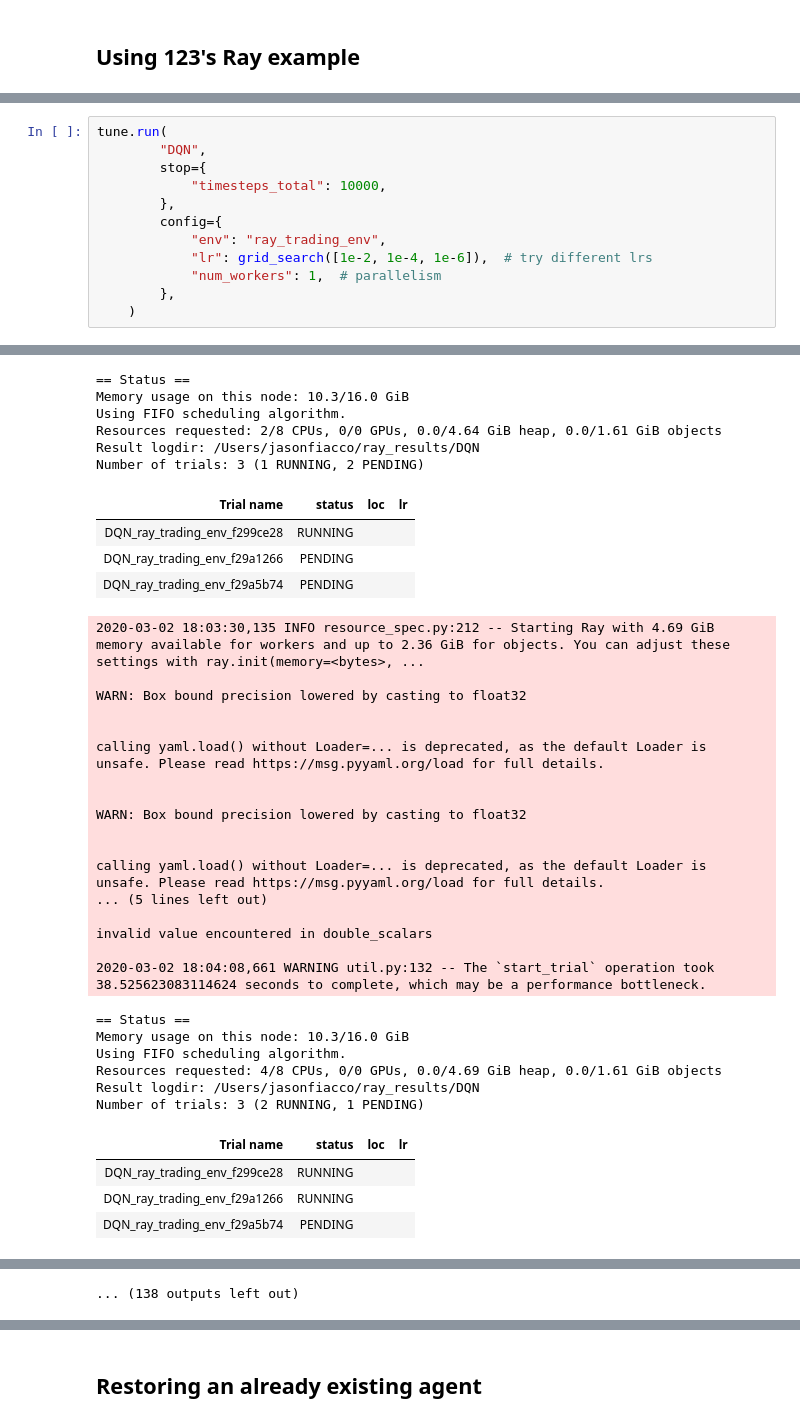
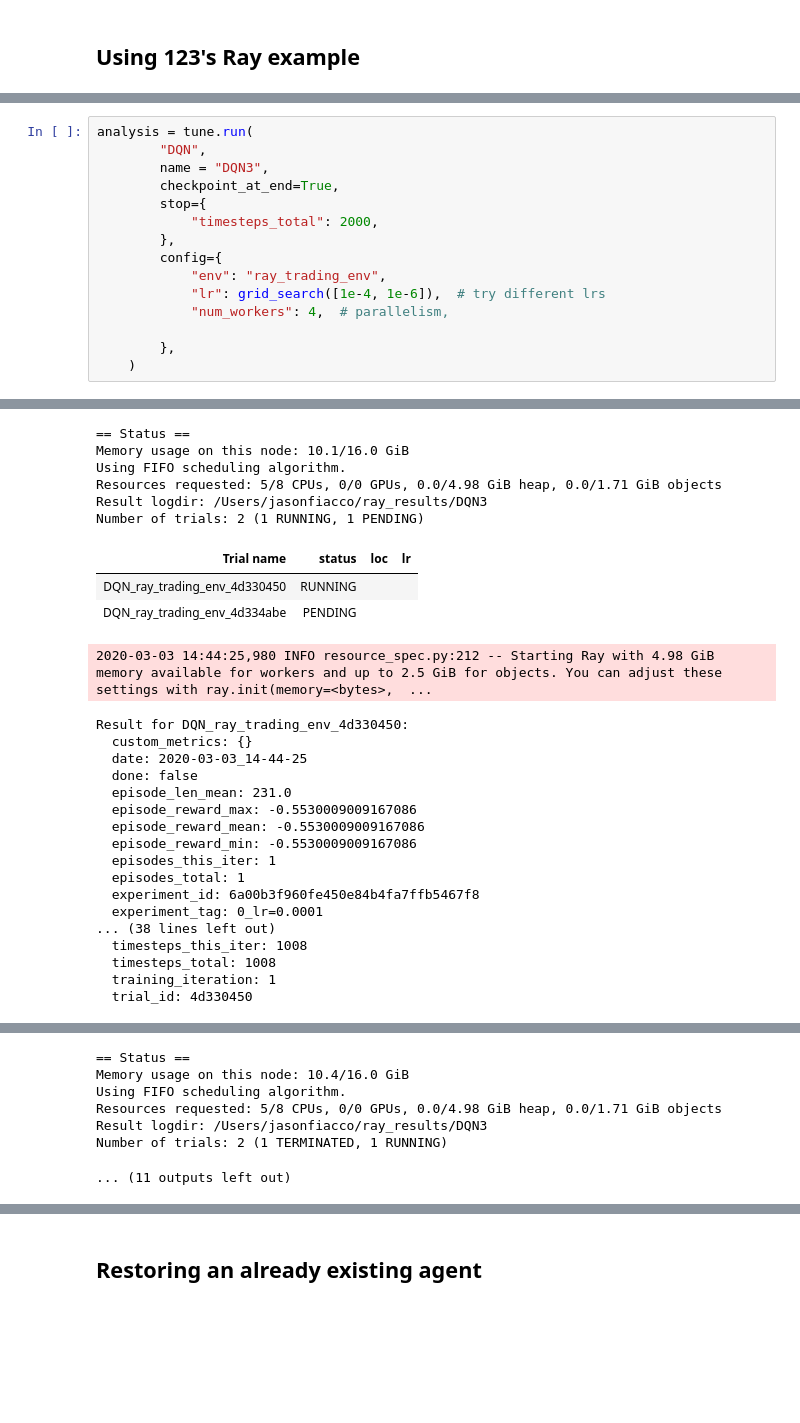
Before and after one commit to jasonfiacco/deeptrader, a Jupyter notebook: examples/predict_it_v2-Ray-attempt.ipynb, the cells around one changed output, grey strips where cells are left out. Saved outputs shown, nothing was run; the diff lists cells and outputs as text; blank space fills up the shorter version.

Commit message:
Figured out how to properly use tune and got it to show stuff in Tensorboard

```diff
--- a/examples/predict_it_v2-Ray-attempt.ipynb
+++ b/examples/predict_it_v2-Ray-attempt.ipynb
@@ -361,13 +367,16 @@ result: {'episode_reward_max': 1.5120164245597727, 'episode_reward_min': -0.9104
 # %%
-tune.run(
+analysis = tune.run(
         "DQN",
+        name = "DQN3",
+        checkpoint_at_end=True,
         stop={
-            "timesteps_total": 10000,
+            "timesteps_total": 2000,
         },
         config={
             "env": "ray_trading_env",
-            "lr": grid_search([1e-2, 1e-4, 1e-6]),  # try different lrs
-            "num_workers": 1,  # parallelism
+            "lr": grid_search([1e-4, 1e-6]),  # try different lrs
+            "num_workers": 4,  # parallelism,
+
         },
     )
 # %% [output]
@@ -394,37 +400,27 @@ invalid value encountered in double_scalars
 == Status ==
-Memory usage on this node: 10.3/16.0 GiB
+Memory usage on this node: 10.1/16.0 GiB
 Using FIFO scheduling algorithm.
-Resources requested: 2/8 CPUs, 0/0 GPUs, 0.0/4.64 GiB heap, 0.0/1.61 GiB objects
-Result logdir: /Users/jasonfiacco/ray_results/DQN
-Number of trials: 3 (1 RUNNING, 2 PENDING)
+Resources requested: 5/8 CPUs, 0/0 GPUs, 0.0/4.98 GiB heap, 0.0/1.71 GiB objects
+Result logdir: /Users/jasonfiacco/ray_results/DQN3
+Number of trials: 2 (1 RUNNING, 1 PENDING)
 | Trial name | status | loc | lr |
-| DQN_ray_trading_env_f299ce28 | RUNNING |  |  |
-| DQN_ray_trading_env_f29a1266 | PENDING |  |  |
-| DQN_ray_trading_env_f29a5b74 | PENDING |  |  |
+| DQN_ray_trading_env_4d330450 | RUNNING |  |  |
+| DQN_ray_trading_env_4d334abe | PENDING |  |  |
-2020-03-02 18:03:30,135 INFO resource_spec.py:212 -- Starting Ray with 4.69 GiB memory available for workers and up to 2.36 GiB for objects. You can adjust these settings with ray.init(memory=<bytes>, ...
-
-WARN: Box bound precision lowered by casting to float32
-
-
-calling yaml.load() without Loader=... is deprecated, as the default Loader is unsafe. Please read https://msg.pyyaml.org/load for full details.
-
-
-WARN: Box bound precision lowered by casting to float32
-
-
-calling yaml.load() without Loader=... is deprecated, as the default Loader is unsafe. Please read https://msg.pyyaml.org/load for full details.
-... (5 lines left out)
-
-invalid value encountered in double_scalars
-
-2020-03-02 18:04:08,661 WARNING util.py:132 -- The `start_trial` operation took 38.525623083114624 seconds to complete, which may be a performance bottleneck.
+2020-03-03 14:44:25,980 INFO resource_spec.py:212 -- Starting Ray with 4.98 GiB memory available for workers and up to 2.5 GiB for objects. You can adjust these settings with ray.init(memory=<bytes>,  ...
-== Status ==
-Memory usage on this node: 10.3/16.0 GiB
-Using FIFO scheduling algorithm.
-Resources requested: 4/8 CPUs, 0/0 GPUs, 0.0/4.69 GiB heap, 0.0/1.61 GiB objects
-Result logdir: /Users/jasonfiacco/ray_results/DQN
-Number of trials: 3 (2 RUNNING, 1 PENDING)
+Result for DQN_ray_trading_env_4d330450:
+  custom_metrics: {}
+  date: 2020-03-03_14-44-25
+  done: false
+  episode_len_mean: 231.0
+  episode_reward_max: -0.5530009009167086
+  episode_reward_mean: -0.5530009009167086
+  episode_reward_min: -0.5530009009167086
+  episodes_this_iter: 1
+  episodes_total: 1
+  experiment_id: 6a00b3f960fe450e84b4fa7ffb5467f8
+  experiment_tag: 0_lr=0.0001
+... (38 lines left out)
+  timesteps_this_iter: 1008
+  timesteps_total: 1008
+  training_iteration: 1
+  trial_id: 4d330450
-| Trial name | status | loc | lr |
-| DQN_ray_trading_env_f299ce28 | RUNNING |  |  |
-| DQN_ray_trading_env_f29a1266 | RUNNING |  |  |
-| DQN_ray_trading_env_f29a5b74 | PENDING |  |  |
@@ -481 +479,7 @@ Result for DQN_ray_trading_env_f299ce28:
-... (138 outputs left out)
+== Status ==
+Memory usage on this node: 10.4/16.0 GiB
+Using FIFO scheduling algorithm.
+Resources requested: 5/8 CPUs, 0/0 GPUs, 0.0/4.98 GiB heap, 0.0/1.71 GiB objects
+Result logdir: /Users/jasonfiacco/ray_results/DQN3
+Number of trials: 2 (1 TERMINATED, 1 RUNNING)
+... (11 outputs left out)
```
Also changed, not shown: parts of 12 cells of this notebook.
